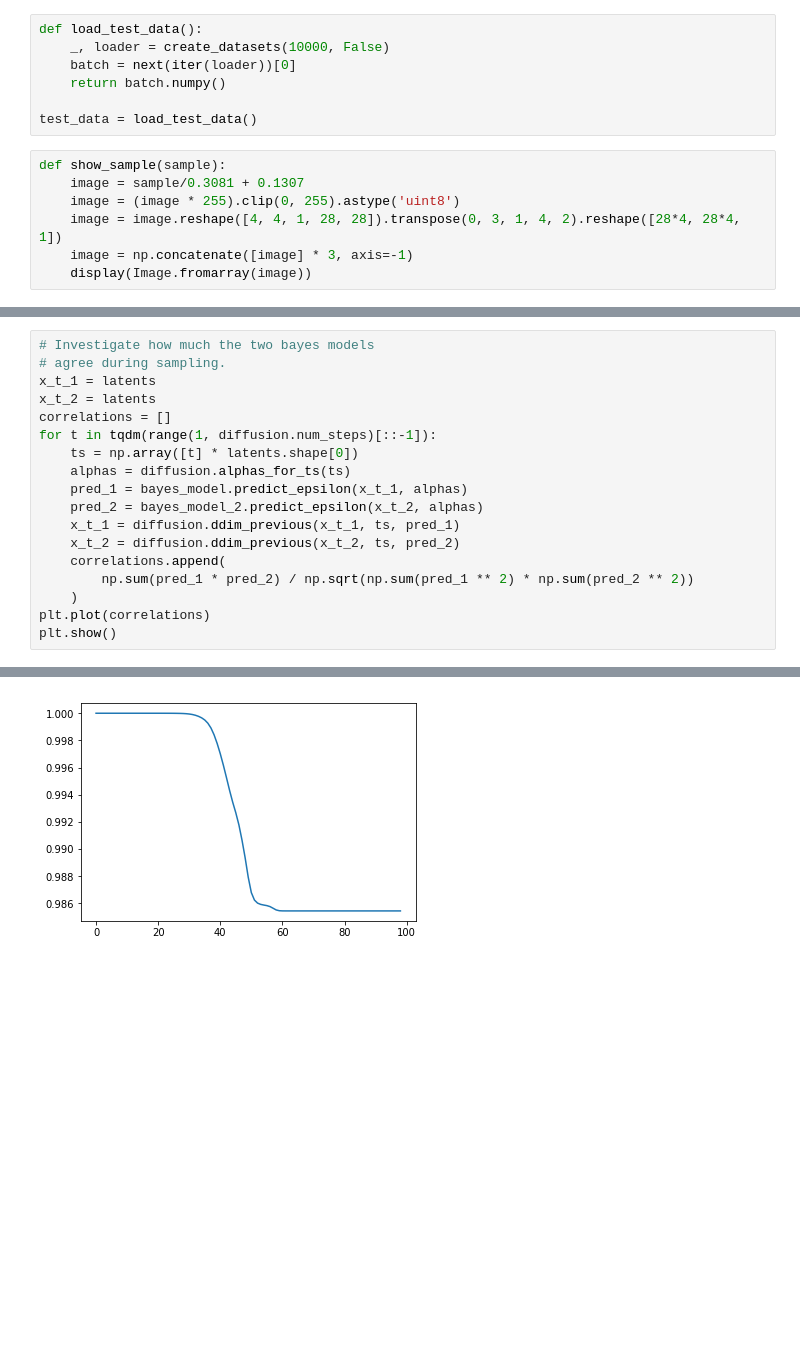
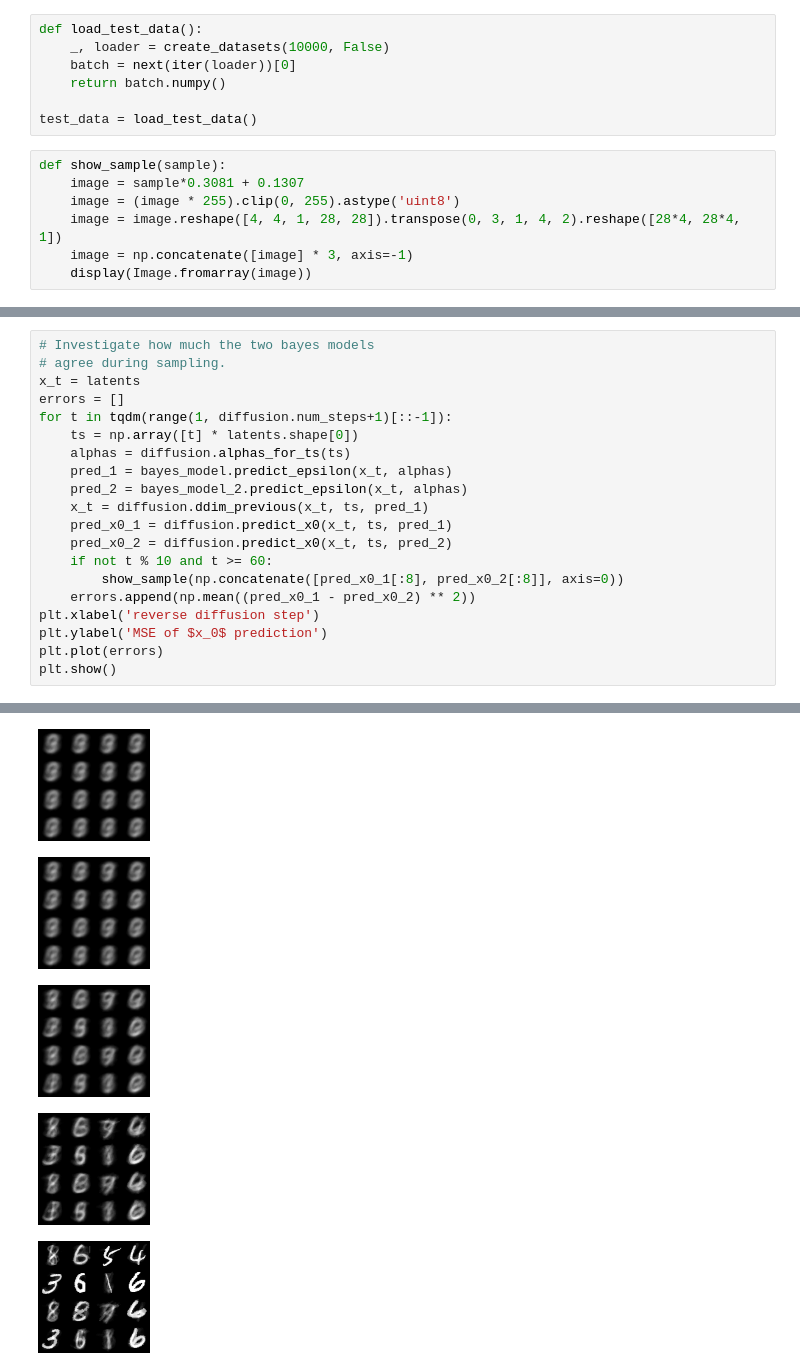
Before and after one commit to unixpickle/ddim, a Jupyter notebook: mnist_analysis.ipynb, the cells around one changed output, grey strips where cells are left out. Cells and saved outputs as stored; diff of their text form; blank space fills up the shorter version.

```diff
--- a/mnist_analysis.ipynb
+++ b/mnist_analysis.ipynb
@@ -37,7 +37,7 @@ def load_test_data():
 test_data = load_test_data()
 # %%
 def show_sample(sample):
-    image = sample/0.3081 + 0.1307
+    image = sample*0.3081 + 0.1307
     image = (image * 255).clip(0, 255).astype('uint8')
     image = image.reshape([4, 4, 1, 28, 28]).transpose(0, 3, 1, 4, 2).reshape([28*4, 28*4, 1])
     image = np.concatenate([image] * 3, axis=-1)
@@ -57,21 +68,27 @@ show_sample(bayes_2_sample)
 # %%
 # Investigate how much the two bayes models
 # agree during sampling.
-x_t_1 = latents
-x_t_2 = latents
-correlations = []
-for t in tqdm(range(1, diffusion.num_steps)[::-1]):
+x_t = latents
+errors = []
+for t in tqdm(range(1, diffusion.num_steps+1)[::-1]):
     ts = np.array([t] * latents.shape[0])
     alphas = diffusion.alphas_for_ts(ts)
-    pred_1 = bayes_model.predict_epsilon(x_t_1, alphas)
-    pred_2 = bayes_model_2.predict_epsilon(x_t_2, alphas)
-    x_t_1 = diffusion.ddim_previous(x_t_1, ts, pred_1)
-    x_t_2 = diffusion.ddim_previous(x_t_2, ts, pred_2)
-    correlations.append(
-        np.sum(pred_1 * pred_2) / np.sqrt(np.sum(pred_1 ** 2) * np.sum(pred_2 ** 2))
-    )
-plt.plot(correlations)
+    pred_1 = bayes_model.predict_epsilon(x_t, alphas)
+    pred_2 = bayes_model_2.predict_epsilon(x_t, alphas)
+    x_t = diffusion.ddim_previous(x_t, ts, pred_1)
+    pred_x0_1 = diffusion.predict_x0(x_t, ts, pred_1)
+    pred_x0_2 = diffusion.predict_x0(x_t, ts, pred_2)
+    if not t % 10 and t >= 60:
+        show_sample(np.concatenate([pred_x0_1[:8], pred_x0_2[:8]], axis=0))
+    errors.append(np.mean((pred_x0_1 - pred_x0_2) ** 2))
+plt.xlabel('reverse diffusion step')
+plt.ylabel('MSE of $x_0$ prediction')
+plt.plot(errors)
 plt.show()
 # %% [output]
 [interactive output not drawn]
-[figure, old version]
+[figure, new version]
+[figure, added]
+[figure, added]
+[figure, added]
+[figure, added]
```
Also changed, not shown: parts of 6 cells of this notebook, 1 other file.
